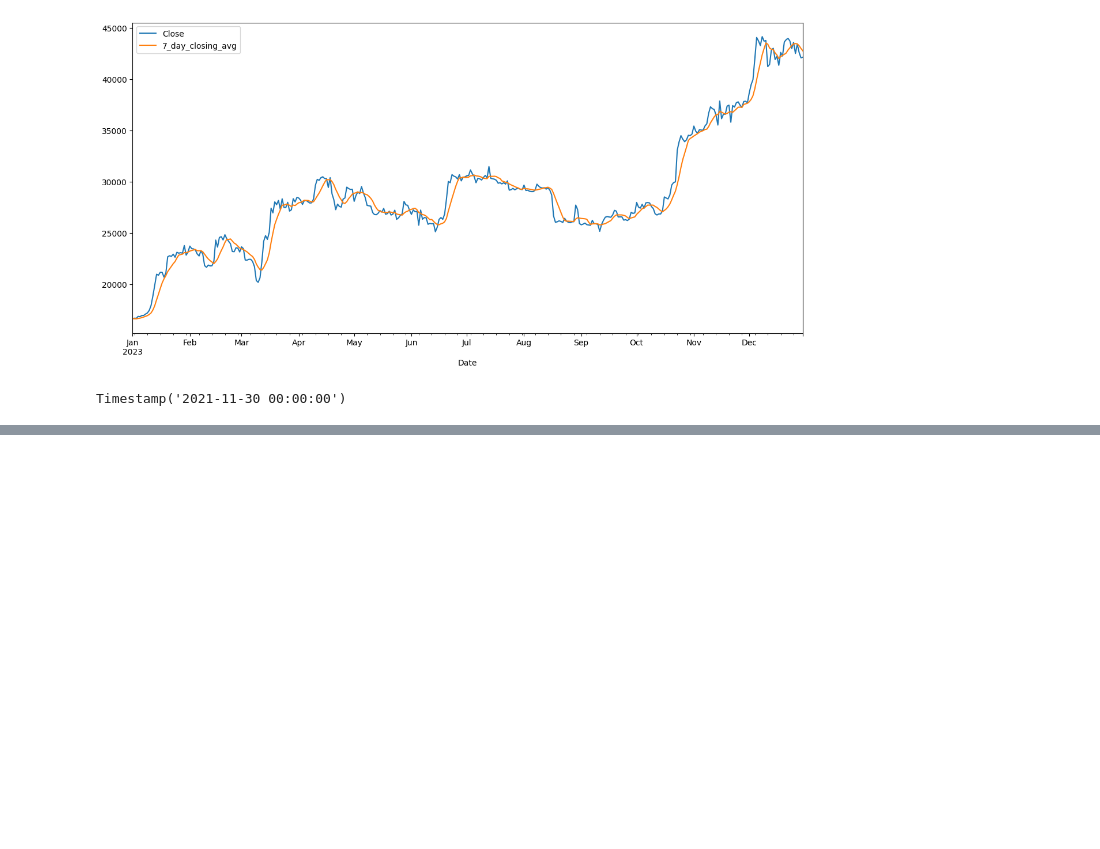
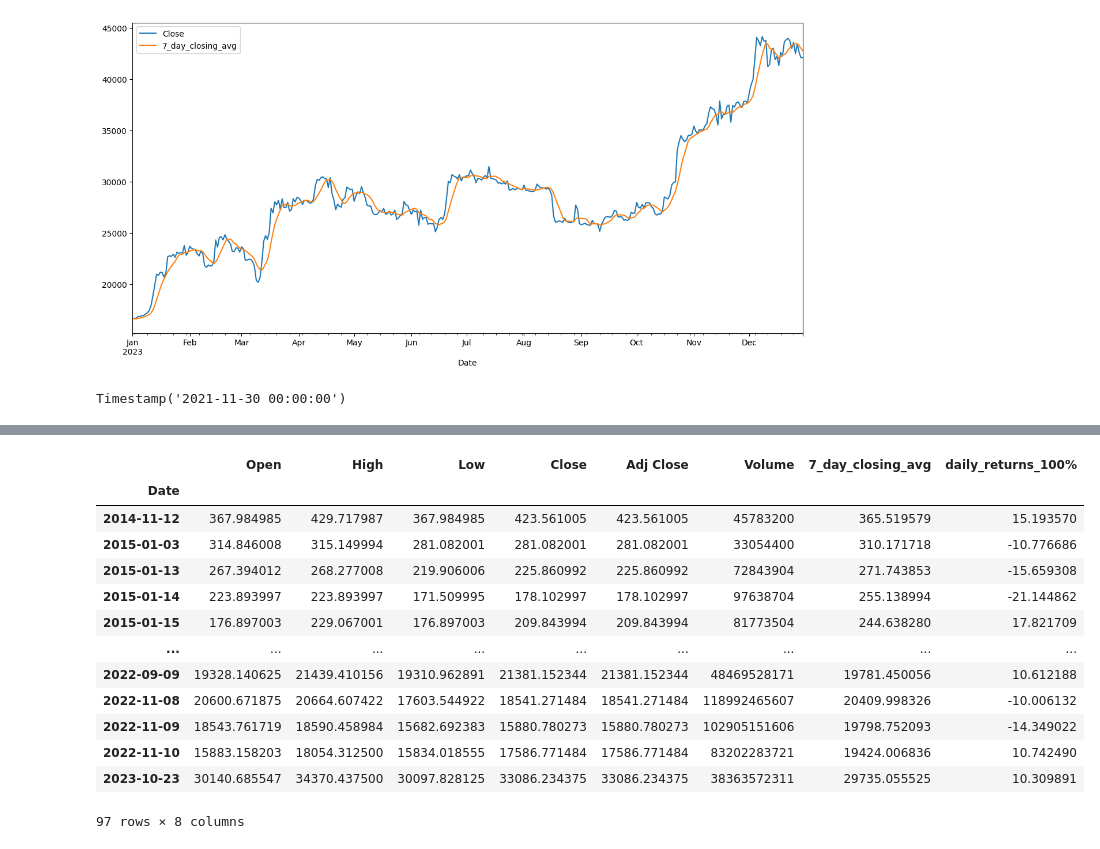
Before and after one commit to rizaho/ml_for_financial_analysis, a Jupyter notebook: 201_1_Introduction_to_Time_Series_Analysis.ipynb, the cells around one changed output, grey strips where cells are left out. Saved outputs shown, nothing was run; the diff lists cells and outputs as text; code cells hidden in the pictures; blank space fills up the shorter version.

```diff
--- a/201_1_Introduction_to_Time_Series_Analysis.ipynb
+++ b/201_1_Introduction_to_Time_Series_Analysis.ipynb
@@ -117,0 +130,18 @@ Timestamp('2021-11-30 00:00:00')
+# %%
+# which days have more than %10 change
+df[abs(df["daily_returns_100%"]) > 10]
+# %% [output]
+|  | Open | High | Low | Close | Adj Close | Volume | 7_day_closing_avg | daily_returns_100% |
+| Date |  |  |  |  |  |  |  |  |
+| 2014-11-12 | 367.984985 | 429.717987 | 367.984985 | 423.561005 | 423.561005 | 45783200 | 365.519579 | 15.193570 |
+| 2015-01-03 | 314.846008 | 315.149994 | 281.082001 | 281.082001 | 281.082001 | 33054400 | 310.171718 | -10.776686 |
+| 2015-01-13 | 267.394012 | 268.277008 | 219.906006 | 225.860992 | 225.860992 | 72843904 | 271.743853 | -15.659308 |
+| 2015-01-14 | 223.893997 | 223.893997 | 171.509995 | 178.102997 | 178.102997 | 97638704 | 255.138994 | -21.144862 |
+| 2015-01-15 | 176.897003 | 229.067001 | 176.897003 | 209.843994 | 209.843994 | 81773504 | 244.638280 | 17.821709 |
+| ... | ... | ... | ... | ... | ... | ... | ... | ... |
+| 2022-09-09 | 19328.140625 | 21439.410156 | 19310.962891 | 21381.152344 | 21381.152344 | 48469528171 | 19781.450056 | 10.612188 |
+| 2022-11-08 | 20600.671875 | 20664.607422 | 17603.544922 | 18541.271484 | 18541.271484 | 118992465607 | 20409.998326 | -10.006132 |
+| 2022-11-09 | 18543.761719 | 18590.458984 | 15682.692383 | 15880.780273 | 15880.780273 | 102905151606 | 19798.752093 | -14.349022 |
+| 2022-11-10 | 15883.158203 | 18054.312500 | 15834.018555 | 17586.771484 | 17586.771484 | 83202283721 | 19424.006836 | 10.742490 |
+| 2023-10-23 | 30140.685547 | 34370.437500 | 30097.828125 | 33086.234375 | 33086.234375 | 38363572311 | 29735.055525 | 10.309891 |
+97 rows × 8 columns
```
Also changed, not shown: parts of 7 cells of this notebook.
